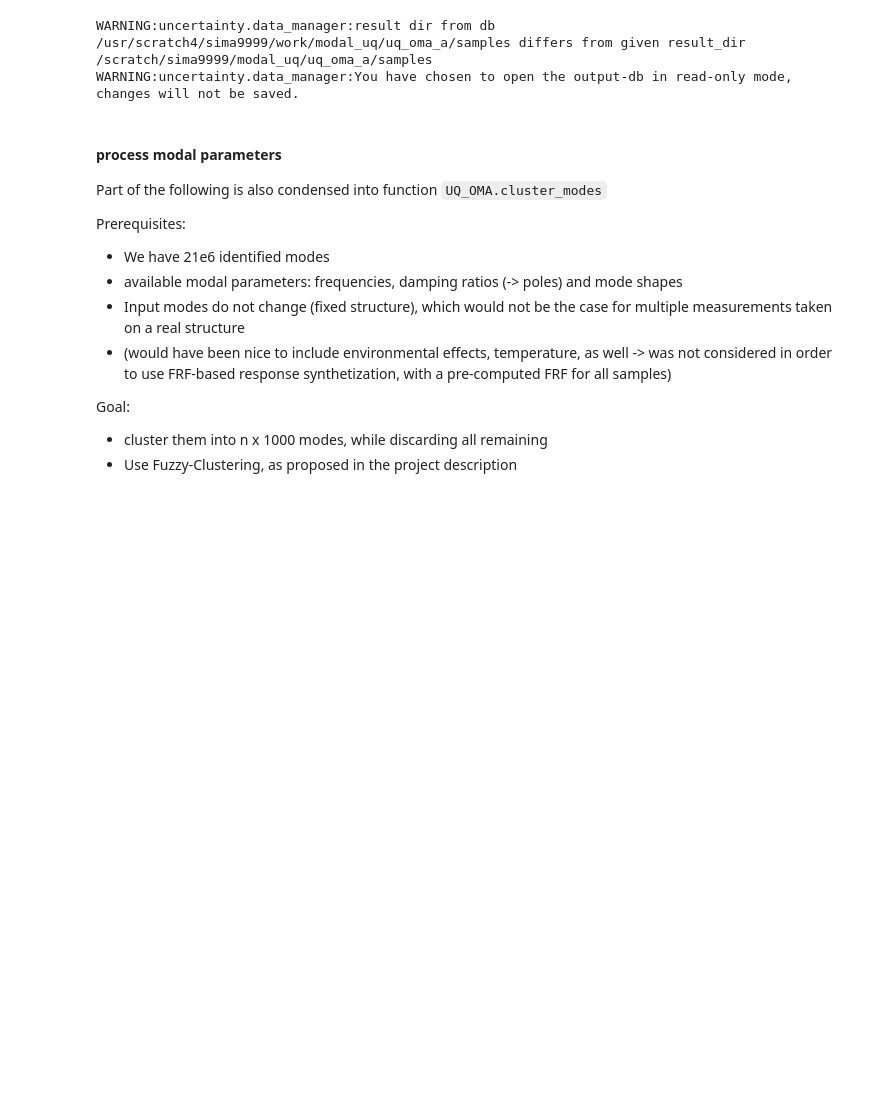
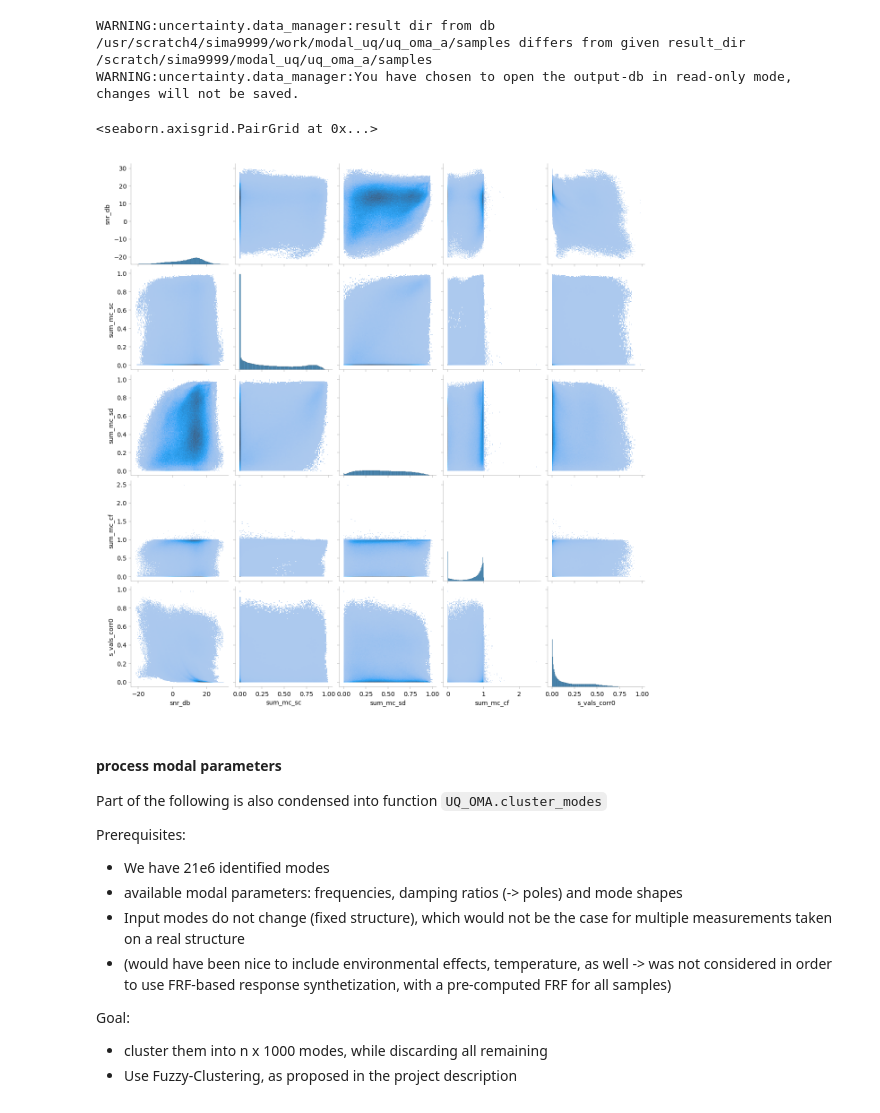
Before and after one commit to simonmarwitz/oma_uq, a Jupyter notebook: examples/UQ_OMA.ipynb, the cells around one changed output. Drawn from its saved outputs; the diff is of its cells as text; code cells hidden in the pictures; blank space fills up the shorter version.

```diff
--- a/examples/UQ_OMA.ipynb
+++ b/examples/UQ_OMA.ipynb
@@ -1365,0 +1373,5 @@ WARNING:uncertainty.data_manager:You have chosen to open the output-db in read-o
+# %%
+sns.pairplot(out_ds_.to_dataframe(), kind='hist')
+# %% [output]
+<seaborn.axisgrid.PairGrid at 0x...>
+[figure, added]
```
Also changed, not shown: parts of 22 cells of this notebook, 1 other file.
